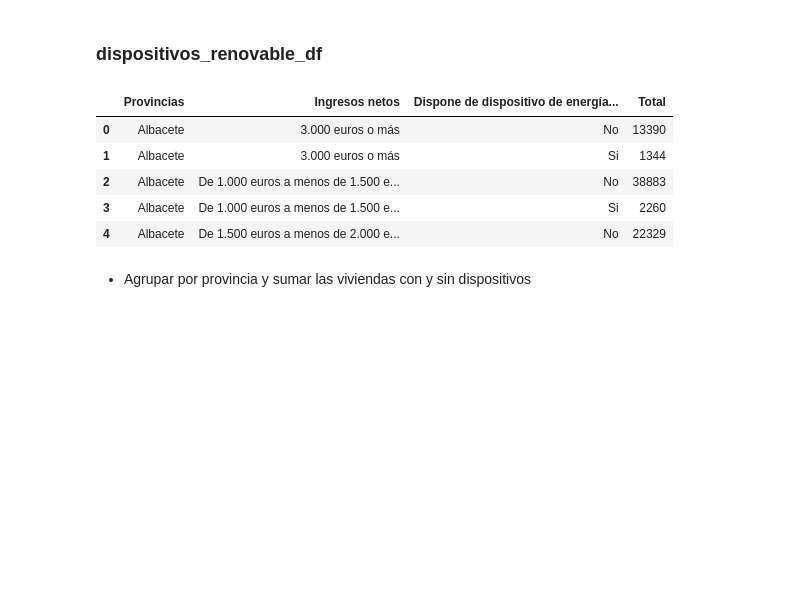
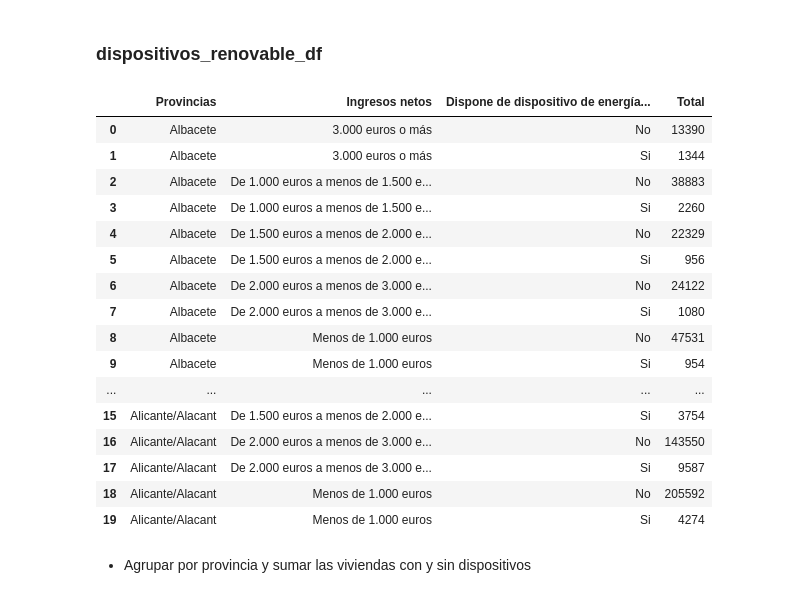
Before and after one commit to elena-17/DataMining-24-25, a Jupyter notebook: src/data_card_3_processing.ipynb, the cells around one changed output. Cells and saved outputs as stored; diff of their text form; code cells hidden in the pictures; blank space fills up the shorter version.

```diff
--- a/src/data_card_3_processing.ipynb
+++ b/src/data_card_3_processing.ipynb
@@ -197,14 +197,25 @@ tipo_nucleo_familiar_df.head()
 # %% [markdown]
 ### dispositivos_renovable_df
 # %%
-dispositivos_renovable_df.head()
+dispositivos_renovable_df.head(20)
 # %% [output]
 |  | Provincias | Ingresos netos | Dispone de dispositivo de energía... | Total |
 | 0 | Albacete | 3.000 euros o más | No | 13390 |
 | 1 | Albacete | 3.000 euros o más | Si | 1344 |
 | 2 | Albacete | De 1.000 euros a menos de 1.500 e... | No | 38883 |
 | 3 | Albacete | De 1.000 euros a menos de 1.500 e... | Si | 2260 |
 | 4 | Albacete | De 1.500 euros a menos de 2.000 e... | No | 22329 |
+| 5 | Albacete | De 1.500 euros a menos de 2.000 e... | Si | 956 |
+| 6 | Albacete | De 2.000 euros a menos de 3.000 e... | No | 24122 |
+| 7 | Albacete | De 2.000 euros a menos de 3.000 e... | Si | 1080 |
+| 8 | Albacete | Menos de 1.000 euros | No | 47531 |
+| 9 | Albacete | Menos de 1.000 euros | Si | 954 |
+| ... | ... | ... | ... | ... |
+| 15 | Alicante/Alacant | De 1.500 euros a menos de 2.000 e... | Si | 3754 |
+| 16 | Alicante/Alacant | De 2.000 euros a menos de 3.000 e... | No | 143550 |
+| 17 | Alicante/Alacant | De 2.000 euros a menos de 3.000 e... | Si | 9587 |
+| 18 | Alicante/Alacant | Menos de 1.000 euros | No | 205592 |
+| 19 | Alicante/Alacant | Menos de 1.000 euros | Si | 4274 |
 # %% [markdown]
 - Agrupar por provincia y sumar las viviendas con y sin dispositivos
 # %%
```
Also changed, not shown: parts of 10 cells of this notebook.
